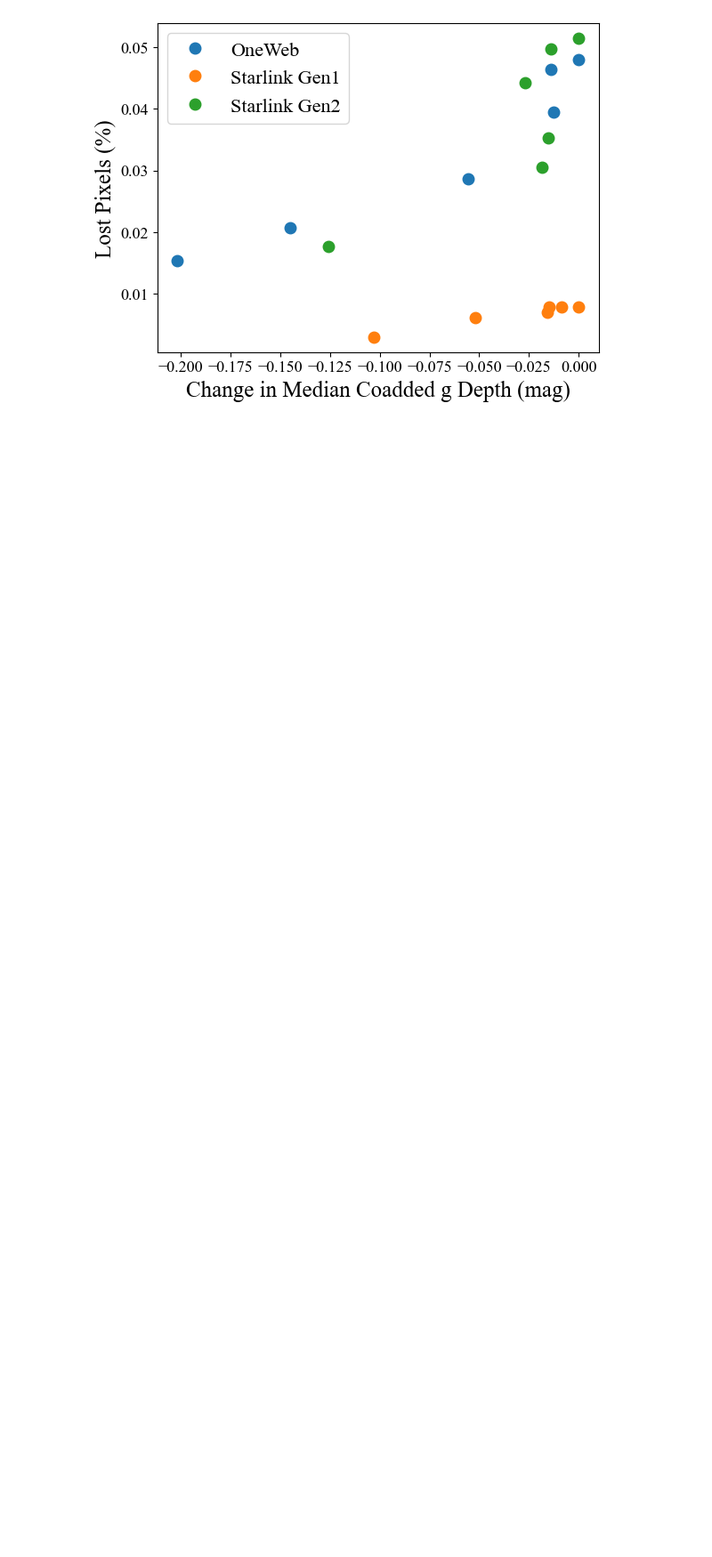
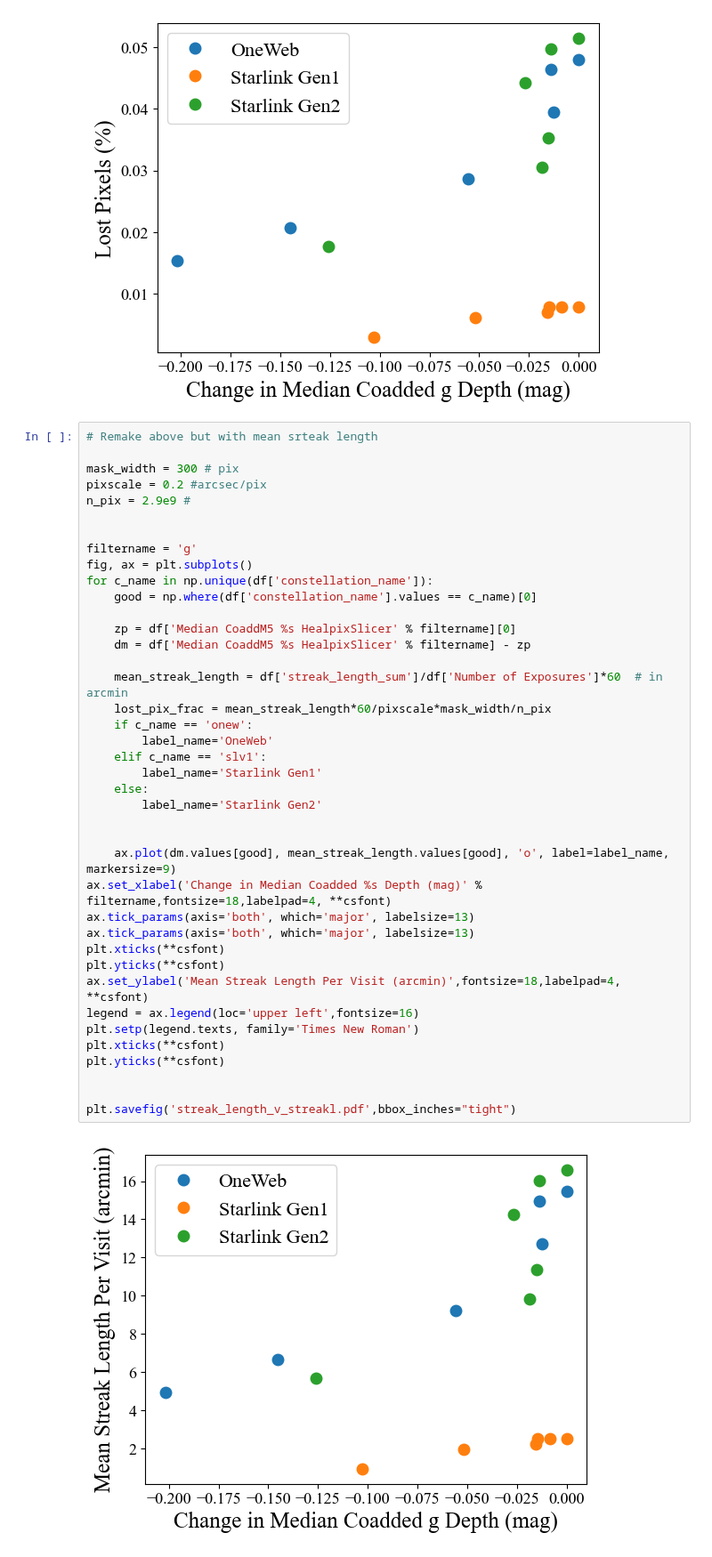
Before and after one commit to lsst-sims/satellite-dodging-ApJL, a Jupyter notebook: plots/compare_sim_runs.ipynb, the cells around one changed output. Shown at 89% size. Saved outputs shown, nothing was run; the diff lists cells and outputs as text; blank space fills up the shorter version.

```diff
--- a/plots/compare_sim_runs.ipynb
+++ b/plots/compare_sim_runs.ipynb
@@ -257,6 +257,48 @@ plt.yticks(**csfont)
 plt.savefig('streak_length_v_deltam.pdf',bbox_inches="tight")
 # %% [output]
 [figure]
+# %%
+# Remake above but with mean srteak length
+
+mask_width = 300 # pix
+pixscale = 0.2 #arcsec/pix
+n_pix = 2.9e9 #
+
+
+filtername = 'g'
+fig, ax = plt.subplots()
+for c_name in np.unique(df['constellation_name']):
+    good = np.where(df['constellation_name'].values == c_name)[0]
+
+    zp = df['Median CoaddM5 %s HealpixSlicer' % filtername][0]
+    dm = df['Median CoaddM5 %s HealpixSlicer' % filtername] - zp
+
+    mean_streak_length = df['streak_length_sum']/df['Number of Exposures']*60  # in arcmin
+    lost_pix_frac = mean_streak_length*60/pixscale*mask_width/n_pix
+    if c_name == 'onew':
+        label_name='OneWeb'
+    elif c_name == 'slv1':
+        label_name='Starlink Gen1'
+    else:
+        label_name='Starlink Gen2'
+
+
+    ax.plot(dm.values[good], mean_streak_length.values[good], 'o', label=label_name, markersize=9)
+ax.set_xlabel('Change in Median Coadded %s Depth (mag)' % filtername,fontsize=18,labelpad=4, **csfont)
+ax.tick_params(axis='both', which='major', labelsize=13)
+ax.tick_params(axis='both', which='major', labelsize=13)
+plt.xticks(**csfont)
+plt.yticks(**csfont)
+ax.set_ylabel('Mean Streak Length Per Visit (arcmin)',fontsize=18,labelpad=4, **csfont)
+legend = ax.legend(loc='upper left',fontsize=16)
+plt.setp(legend.texts, family='Times New Roman')
+plt.xticks(**csfont)
+plt.yticks(**csfont)
+
+
+plt.savefig('streak_length_v_streakl.pdf',bbox_inches="tight")
+# %% [output]
+[figure, added]
 # %%
 
 filtername = 'g'
```
Also changed, not shown: parts of 1 cell of this notebook, 9 other files.
